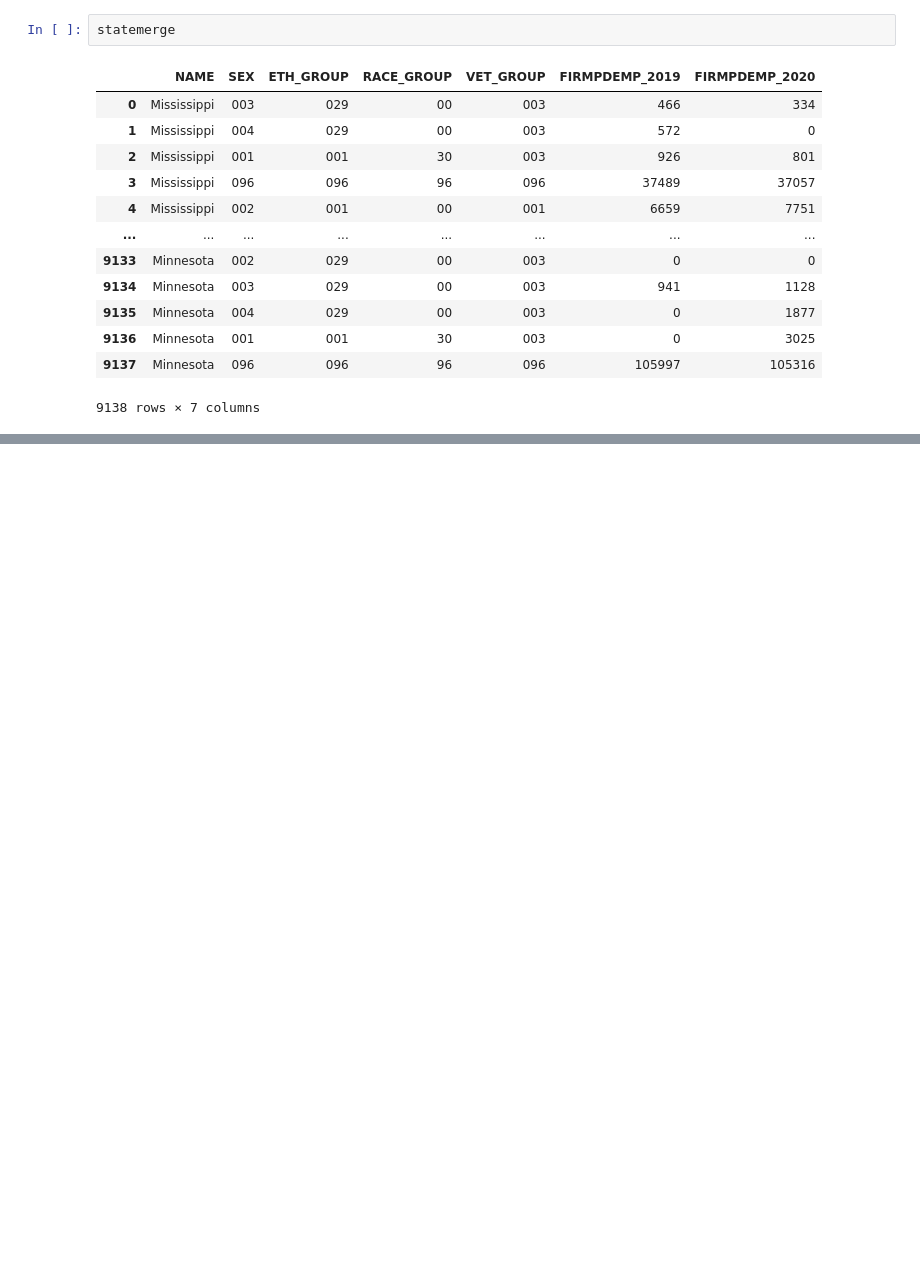
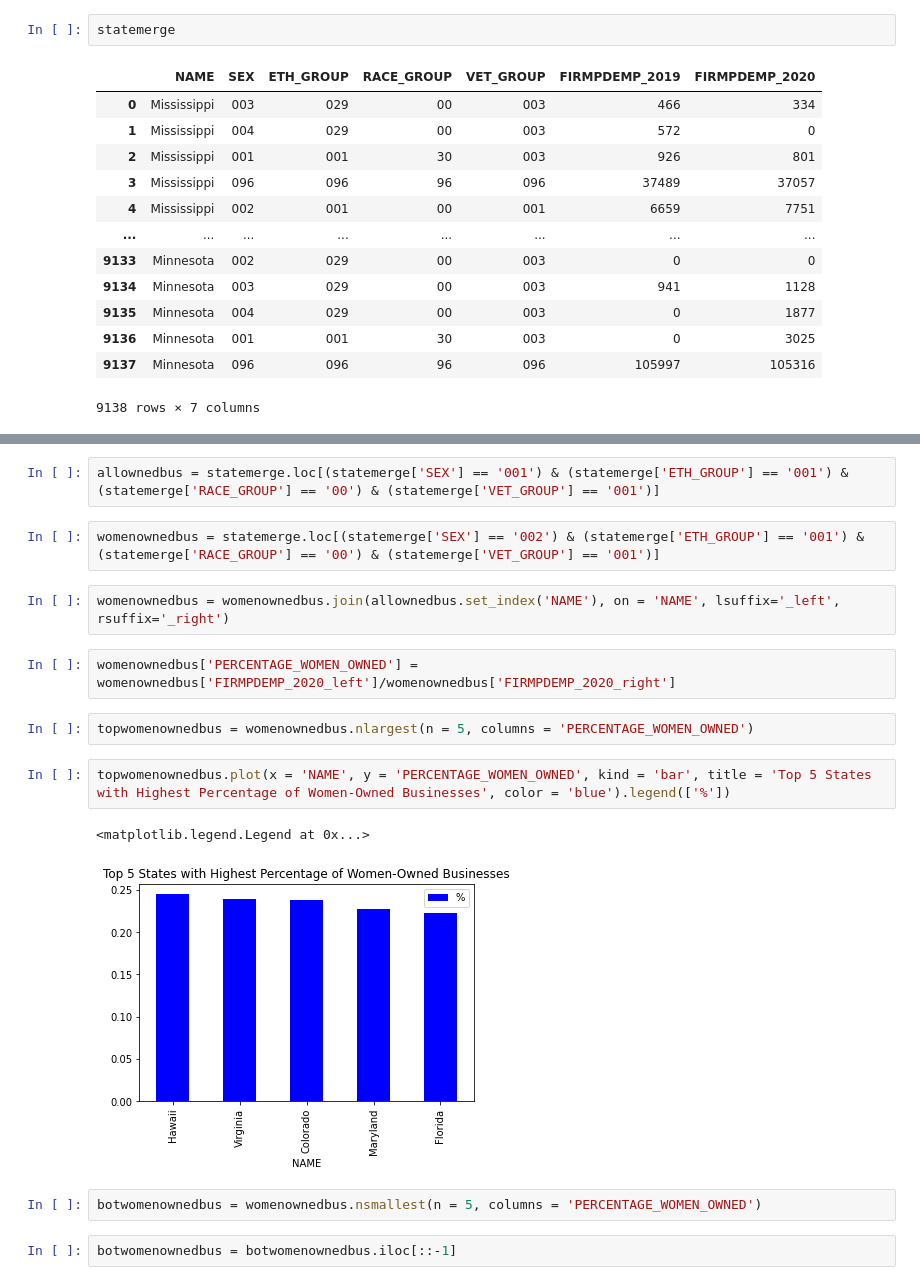
Before and after one commit to ColeBallard/census-api-data-abs, a Jupyter notebook: ETL.ipynb, the cells around one changed output, grey strips where cells are left out. Drawn from its saved outputs; the diff is of its cells as text; blank space fills up the shorter version.

Commit message:
finished visualization 10 and 11

```diff
--- a/ETL.ipynb
+++ b/ETL.ipynb
@@ -64,0 +71,19 @@ statemerge
+# %%
+allownedbus = statemerge.loc[(statemerge['SEX'] == '001') & (statemerge['ETH_GROUP'] == '001') & (statemerge['RACE_GROUP'] == '00') & (statemerge['VET_GROUP'] == '001')]
+# %%
+womenownedbus = statemerge.loc[(statemerge['SEX'] == '002') & (statemerge['ETH_GROUP'] == '001') & (statemerge['RACE_GROUP'] == '00') & (statemerge['VET_GROUP'] == '001')]
+# %%
+womenownedbus = womenownedbus.join(allownedbus.set_index('NAME'), on = 'NAME', lsuffix='_left', rsuffix='_right')
+# %%
+womenownedbus['PERCENTAGE_WOMEN_OWNED'] = womenownedbus['FIRMPDEMP_2020_left']/womenownedbus['FIRMPDEMP_2020_right']
+# %%
+topwomenownedbus = womenownedbus.nlargest(n = 5, columns = 'PERCENTAGE_WOMEN_OWNED')
+# %%
+topwomenownedbus.plot(x = 'NAME', y = 'PERCENTAGE_WOMEN_OWNED', kind = 'bar', title = 'Top 5 States with Highest Percentage of Women-Owned Businesses', color = 'blue').legend(['%'])
+# %% [output]
+<matplotlib.legend.Legend at 0x...>
+[figure, added]
+# %%
+botwomenownedbus = womenownedbus.nsmallest(n = 5, columns = 'PERCENTAGE_WOMEN_OWNED')
+# %%
+botwomenownedbus = botwomenownedbus.iloc[::-1]
```
Also changed, not shown: parts of 8 cells of this notebook, 2 other files.
